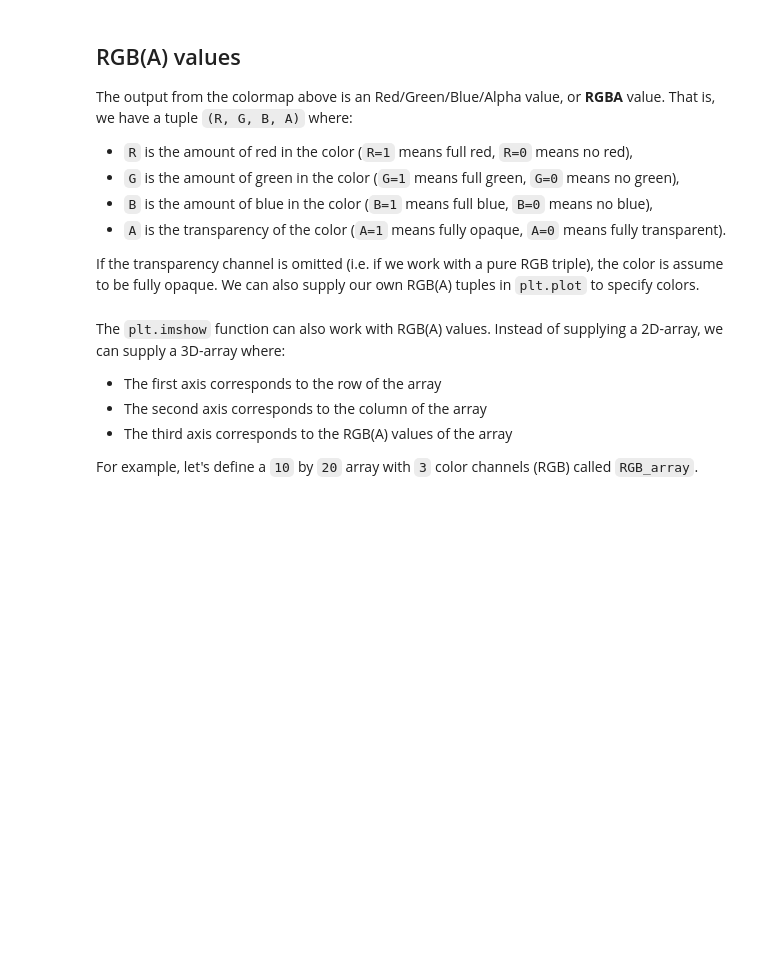
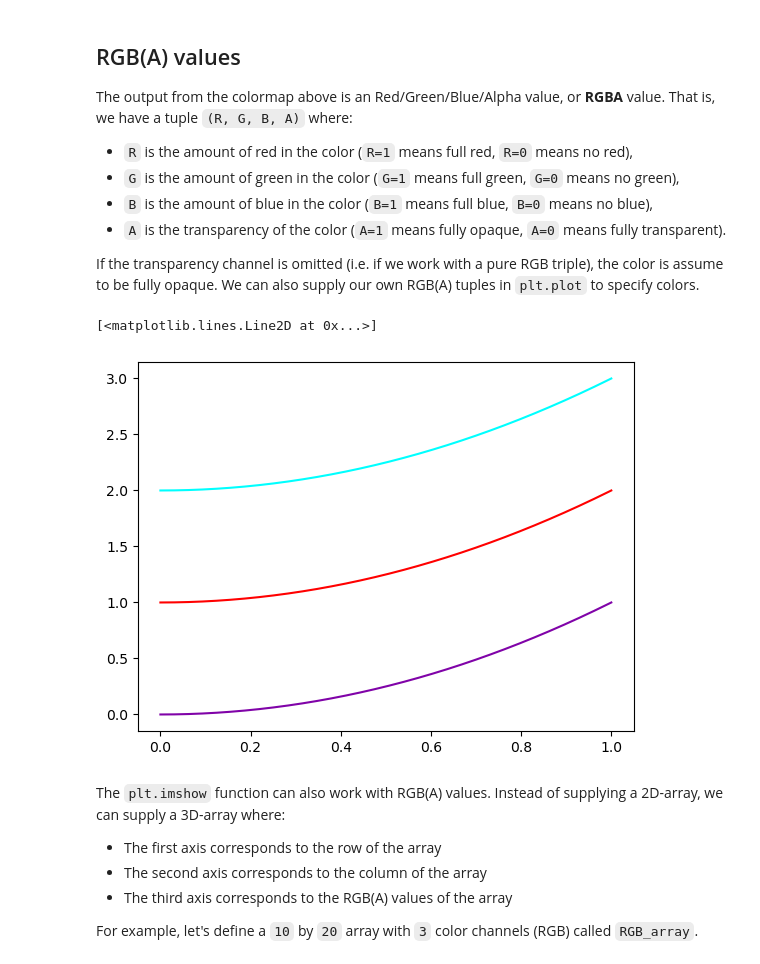
Before and after one commit to jllottes/jllottes.github.io, a Jupyter notebook: _static/weekly_notebooks/week07_notebook.ipynb, the cells around one changed output. Saved outputs shown, nothing was run; the diff lists cells and outputs as text; code cells hidden in the pictures; blank space fills up the shorter version.

```diff
--- a/_static/weekly_notebooks/week07_notebook.ipynb
+++ b/_static/weekly_notebooks/week07_notebook.ipynb
@@ -28,6 +35,15 @@ The output from the colormap above is an Red/Green/Blue/Alpha value, or **RGBA**
  - `A` is the transparency of the color (`A=1` means fully opaque, `A=0` means fully transparent).
 
 If the transparency channel is omitted (i.e. if we work with a pure RGB triple), the color is assume to be fully opaque. We can also supply our own RGB(A) tuples in `plt.plot` to specify colors.
+# %%
+x = np.linspace(0, 1, 1000)
+
+plt.plot(x, x**2, color=(.5, .01, .66))
+plt.plot(x, x**2 + 1, color=(1, 0, 0))
+plt.plot(x, x**2 + 2, color=(0, 1, 1))
+# %% [output]
+[<matplotlib.lines.Line2D at 0x...>]
+[figure, added]
 # %% [markdown]
 The `plt.imshow` function can also work with RGB(A) values. Instead of supplying a 2D-array, we can supply a 3D-array where:
  - The first axis corresponds to the row of the array
```
Also changed, not shown: parts of 29 cells of this notebook, 2 other files.
